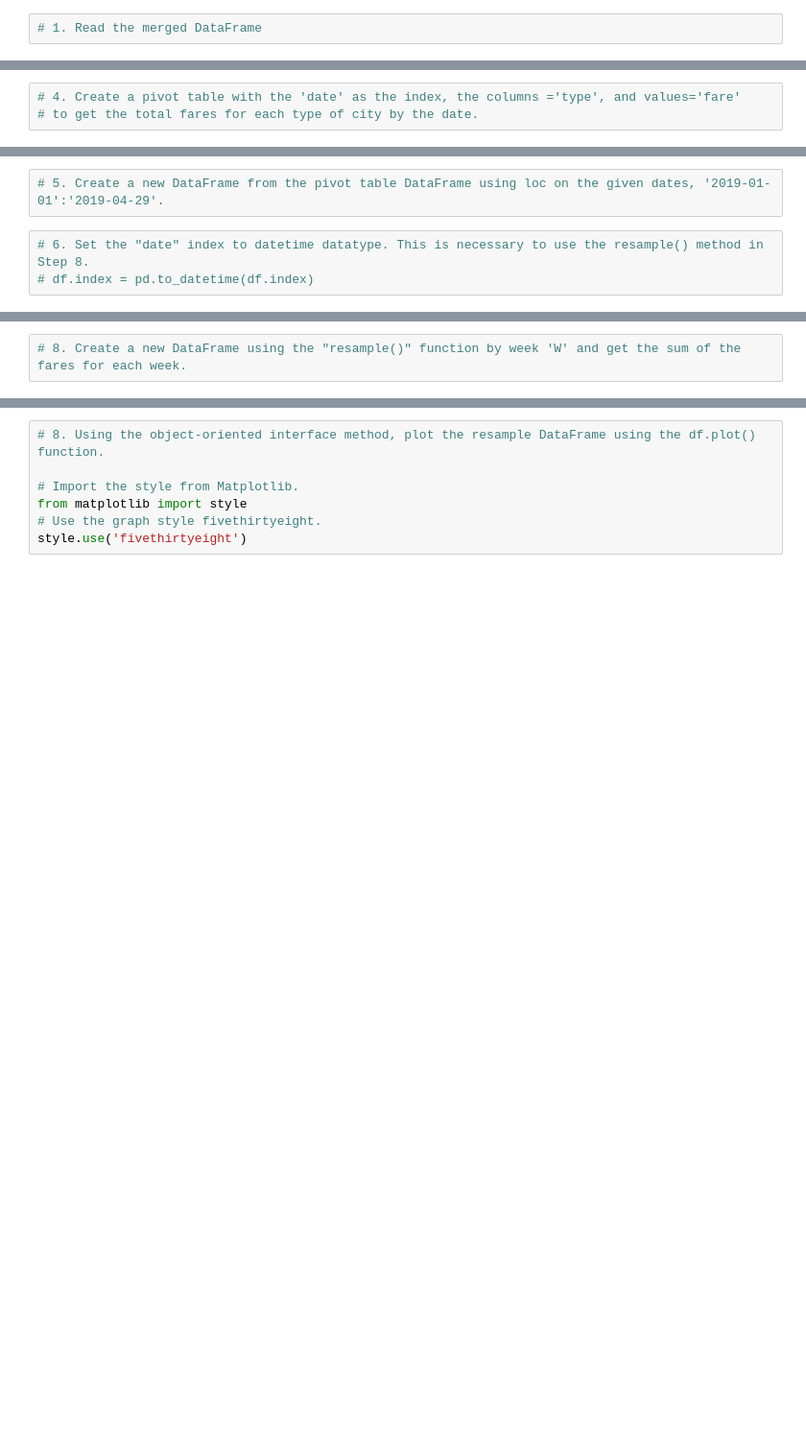
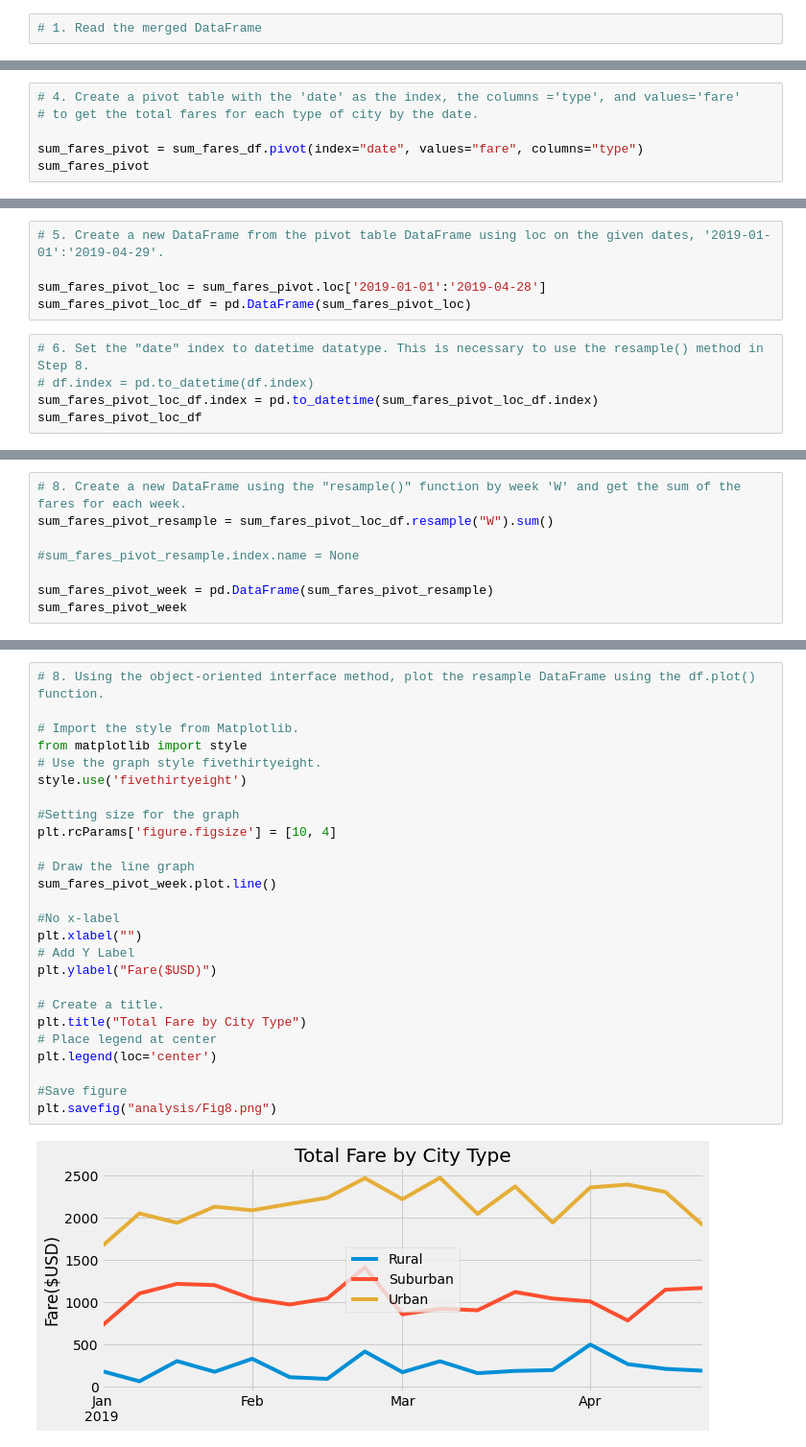
Before and after one commit to Jayanti2019/PyBer_Analysis, a Jupyter notebook: PyBer_Challenge.ipynb, the cells around one changed output, grey strips where cells are left out. Shown at 96% size. Saved outputs shown, nothing was run; the diff lists cells and outputs as text; blank space fills up the shorter version.

```diff
--- a/PyBer_Challenge.ipynb
+++ b/PyBer_Challenge.ipynb
@@ -110,3 +136,6 @@ pyber_summary_df.index.name = None
 # %%
 # 4. Create a pivot table with the 'date' as the index, the columns ='type', and values='fare'
 # to get the total fares for each type of city by the date.
+
+sum_fares_pivot = sum_fares_df.pivot(index="date", values="fare", columns="type")
+sum_fares_pivot
@@ -113,5 +157,10 @@ pyber_summary_df.index.name = None
 # %%
 # 5. Create a new DataFrame from the pivot table DataFrame using loc on the given dates, '2019-01-01':'2019-04-29'.
+
+sum_fares_pivot_loc = sum_fares_pivot.loc['2019-01-01':'2019-04-28']
+sum_fares_pivot_loc_df = pd.DataFrame(sum_fares_pivot_loc)
 # %%
 # 6. Set the "date" index to datetime datatype. This is necessary to use the resample() method in Step 8.
 # df.index = pd.to_datetime(df.index)
+sum_fares_pivot_loc_df.index = pd.to_datetime(sum_fares_pivot_loc_df.index)
+sum_fares_pivot_loc_df
@@ -120,2 +197,8 @@ pyber_summary_df.index.name = None
 # %%
 # 8. Create a new DataFrame using the "resample()" function by week 'W' and get the sum of the fares for each week.
+sum_fares_pivot_resample = sum_fares_pivot_loc_df.resample("W").sum()
+
+#sum_fares_pivot_resample.index.name = None
+
+sum_fares_pivot_week = pd.DataFrame(sum_fares_pivot_resample)
+sum_fares_pivot_week
@@ -122,7 +225,28 @@ pyber_summary_df.index.name = None
 # %%
 # 8. Using the object-oriented interface method, plot the resample DataFrame using the df.plot() function.
 
 # Import the style from Matplotlib.
 from matplotlib import style
 # Use the graph style fivethirtyeight.
 style.use('fivethirtyeight')
+
+#Setting size for the graph
+plt.rcParams['figure.figsize'] = [10, 4]
+
+# Draw the line graph
+sum_fares_pivot_week.plot.line()
+
+#No x-label
+plt.xlabel("")
+# Add Y Label
+plt.ylabel("Fare($USD)")
+
+# Create a title.
+plt.title("Total Fare by City Type")
+# Place legend at center
+plt.legend(loc='center')
+
+#Save figure
+plt.savefig("analysis/Fig8.png")
+# %% [output]
+[figure, added]
```
Also changed, not shown: parts of 7 cells of this notebook, 1 other file.
